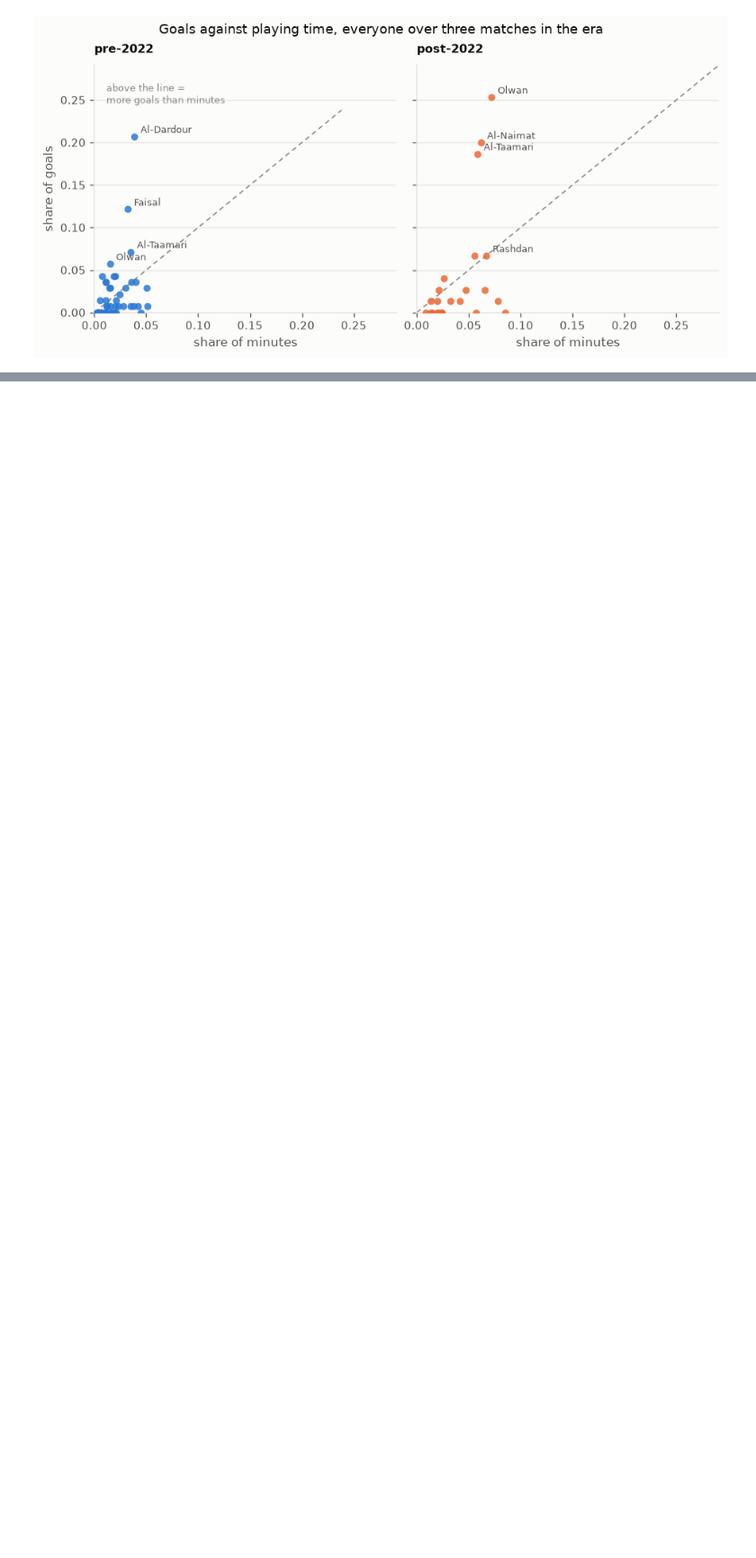
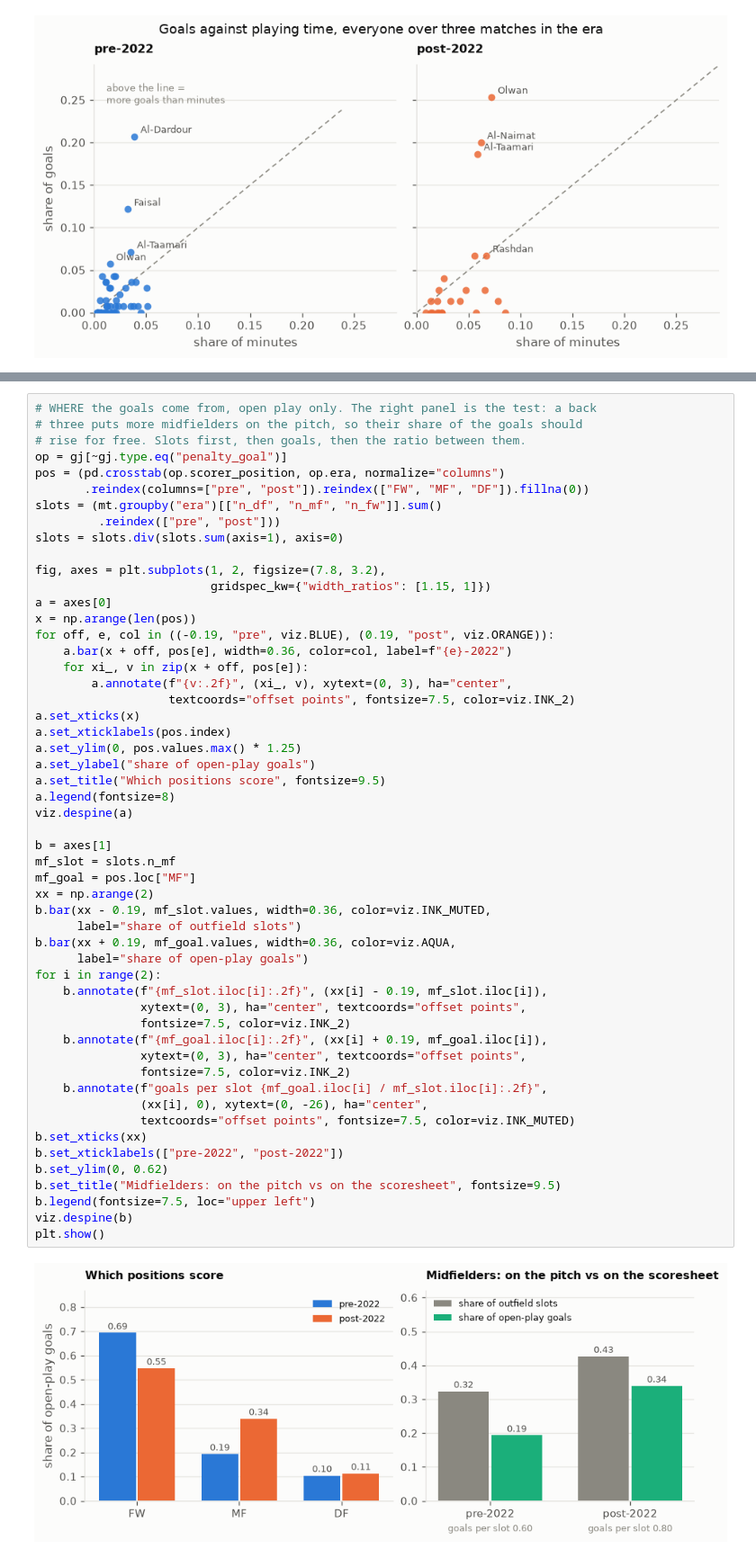
Before and after one commit to mqedan217/jordan-football-strength, a Jupyter notebook: notebooks/03_where_the_goals_came_from.ipynb, the cells around one changed output, grey strips where cells are left out. Shown at 90% size. Saved outputs shown, nothing was run; the diff lists cells and outputs as text; blank space fills up the shorter version.

```diff
--- a/notebooks/03_where_the_goals_came_from.ipynb
+++ b/notebooks/03_where_the_goals_came_from.ipynb
@@ -828,3 +809,58 @@ plt.show()
+# %%
+# WHERE the goals come from, open play only. The right panel is the test: a back
+# three puts more midfielders on the pitch, so their share of the goals should
+# rise for free. Slots first, then goals, then the ratio between them.
+op = gj[~gj.type.eq("penalty_goal")]
+pos = (pd.crosstab(op.scorer_position, op.era, normalize="columns")
+       .reindex(columns=["pre", "post"]).reindex(["FW", "MF", "DF"]).fillna(0))
+slots = (mt.groupby("era")[["n_df", "n_mf", "n_fw"]].sum()
+         .reindex(["pre", "post"]))
+slots = slots.div(slots.sum(axis=1), axis=0)
+
+fig, axes = plt.subplots(1, 2, figsize=(7.8, 3.2),
+                         gridspec_kw={"width_ratios": [1.15, 1]})
+a = axes[0]
+x = np.arange(len(pos))
+for off, e, col in ((-0.19, "pre", viz.BLUE), (0.19, "post", viz.ORANGE)):
+    a.bar(x + off, pos[e], width=0.36, color=col, label=f"{e}-2022")
+    for xi_, v in zip(x + off, pos[e]):
+        a.annotate(f"{v:.2f}", (xi_, v), xytext=(0, 3), ha="center",
+                   textcoords="offset points", fontsize=7.5, color=viz.INK_2)
+a.set_xticks(x)
+a.set_xticklabels(pos.index)
+a.set_ylim(0, pos.values.max() * 1.25)
+a.set_ylabel("share of open-play goals")
+a.set_title("Which positions score", fontsize=9.5)
+a.legend(fontsize=8)
+viz.despine(a)
+
+b = axes[1]
+mf_slot = slots.n_mf
+mf_goal = pos.loc["MF"]
+xx = np.arange(2)
+b.bar(xx - 0.19, mf_slot.values, width=0.36, color=viz.INK_MUTED,
+      label="share of outfield slots")
+b.bar(xx + 0.19, mf_goal.values, width=0.36, color=viz.AQUA,
+      label="share of open-play goals")
+for i in range(2):
+    b.annotate(f"{mf_slot.iloc[i]:.2f}", (xx[i] - 0.19, mf_slot.iloc[i]),
+               xytext=(0, 3), ha="center", textcoords="offset points",
+               fontsize=7.5, color=viz.INK_2)
+    b.annotate(f"{mf_goal.iloc[i]:.2f}", (xx[i] + 0.19, mf_goal.iloc[i]),
+               xytext=(0, 3), ha="center", textcoords="offset points",
+               fontsize=7.5, color=viz.INK_2)
+    b.annotate(f"goals per slot {mf_goal.iloc[i] / mf_slot.iloc[i]:.2f}",
+               (xx[i], 0), xytext=(0, -26), ha="center",
+               textcoords="offset points", fontsize=7.5, color=viz.INK_MUTED)
+b.set_xticks(xx)
+b.set_xticklabels(["pre-2022", "post-2022"])
+b.set_ylim(0, 0.62)
+b.set_title("Midfielders: on the pitch vs on the scoresheet", fontsize=9.5)
+b.legend(fontsize=7.5, loc="upper left")
+viz.despine(b)
+plt.show()
+# %% [output]
+[figure, added]
 # %% [markdown]
 **They were picked far more, and they also got better.** Both halves matter, and
 they are different claims.
```
Also changed, not shown: parts of 3 cells of this notebook, 1 other file.
